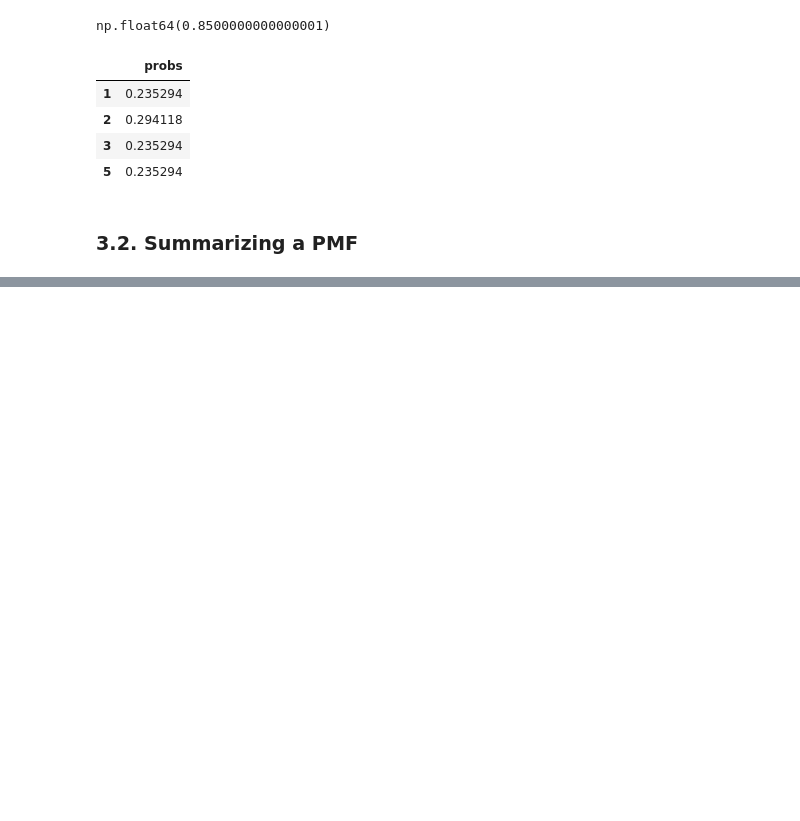
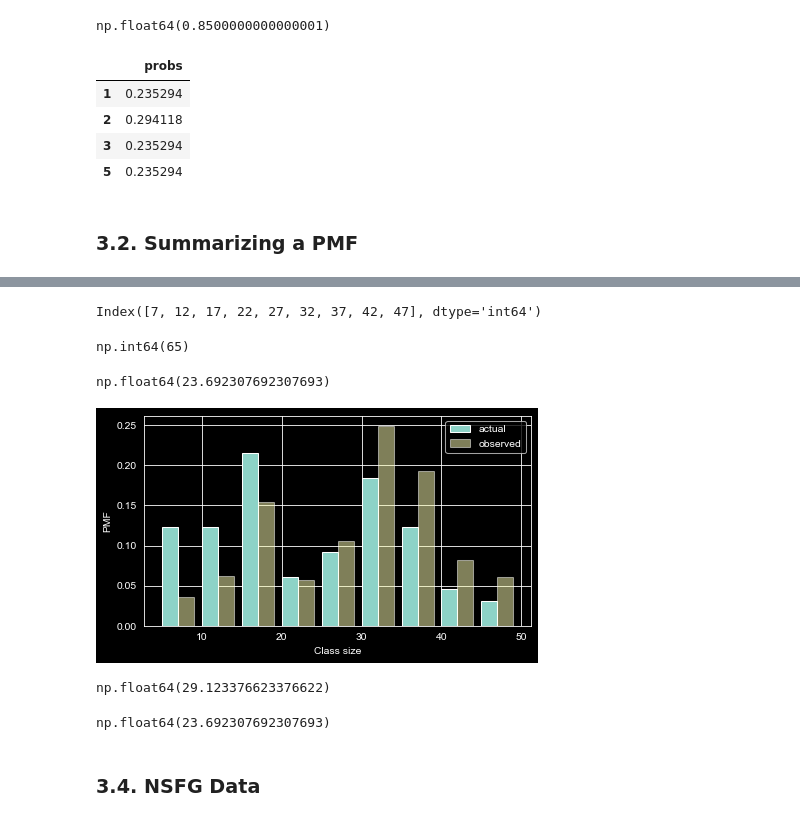
Before and after one commit to anp-exe/ThinkStats, a Jupyter notebook: my-work/Chapter3.ipynb, the cells around one changed output, grey strips where cells are left out. Cells and saved outputs as stored; diff of their text form; code cells hidden in the pictures; blank space fills up the shorter version.

```diff
--- a/my-work/Chapter3.ipynb
+++ b/my-work/Chapter3.ipynb
@@ -116,0 +180,37 @@ np.float64(2.7058823529411766)
+# %%
+sizes = ranges.left + 2
+sizes
+# %% [output]
+Index([7, 12, 17, 22, 27, 32, 37, 42, 47], dtype='int64')
+# %%
+counts = data["count"]
+actual_pmf = Pmf(counts, sizes, name="actual")
+actual_pmf.normalize()
+# %% [output]
+np.int64(65)
+# %%
+actual_pmf.mean()
+# %% [output]
+np.float64(23.692307692307693)
+# %%
+def bias(pmf, name):
+    # multiply each probability by class size
+    ps = pmf.ps * pmf.qs
+
+    # make a new Pmf and normalize it
+    new_pmf = Pmf(ps, pmf.qs, name=name)
+    new_pmf.normalize()
+    return new_pmf
+# %%
+observed_pmf = bias(actual_pmf, name="observed")
+# %%
+from thinkstats import two_bar_plots, decorate
+
+two_bar_plots(actual_pmf, observed_pmf, width=2)
+decorate(xlabel="Class size", ylabel="PMF")
+# %% [output]
+[figure, added]
+# %%
+observed_pmf.mean()
+# %% [output]
+np.float64(29.123376623376622)
@@ -116,0 +225,7 @@ np.float64(2.7058823529411766)
+# %%
+debiased_pmf = unbias(observed_pmf, "debiased")
+debiased_pmf.mean()
+# %% [output]
+np.float64(23.692307692307693)
+# %% [markdown]
+### 3.4. NSFG Data
```
Also changed, not shown: parts of 35 cells of this notebook.
